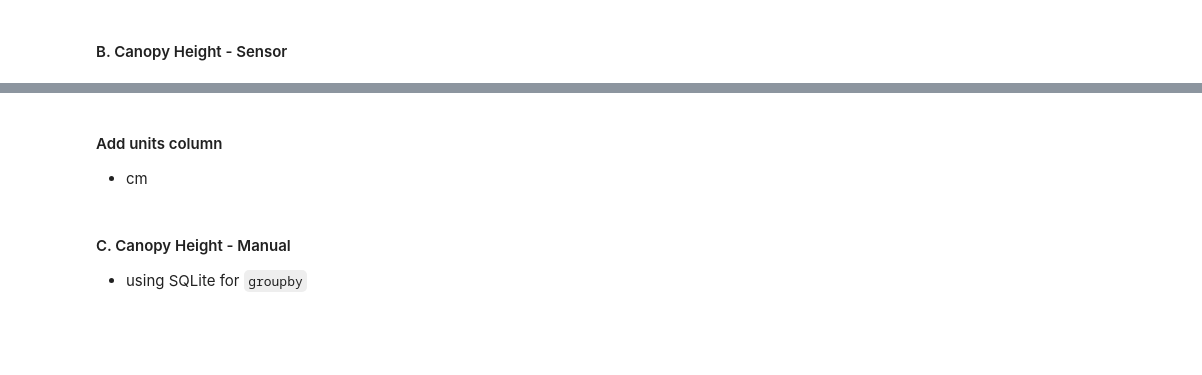
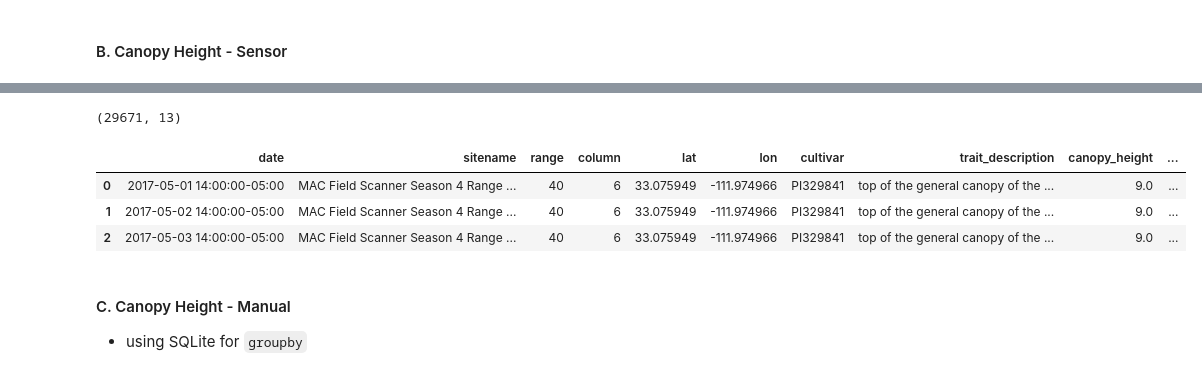
Before and after one commit to genophenoenvo/terraref-datasets, a Jupyter notebook: notebooks/mac_season_4_data_cleaning.ipynb, the cells around one changed output, grey strips where cells are left out. Saved outputs shown, nothing was run; the diff lists cells and outputs as text; code cells hidden in the pictures; blank space fills up the shorter version.

```diff
--- a/notebooks/mac_season_4_data_cleaning.ipynb
+++ b/notebooks/mac_season_4_data_cleaning.ipynb
@@ -292 +218,5 @@ print(ch_0.shape)
+# %%
+ch_0 = df_3.loc[(df_3.trait == 'canopy_height') & (df_3.method_name == '3D scanner to 98th quantile height')]
+# print(ch_0.shape)
+# ch_0.head()
 # %%
@@ -304,8 +230,8 @@ check_for_subplots(ch_1, 'plot')
 # %%
-ch_2 = extract_range_column_values(ch_1, 'plot')
-print(ch_2.shape)
+ch_2 = extract_range_column_values(ch_1, 'sitename')
+# print(ch_2.shape)
 # ch_2.sample(n=3)
 # %%
-ch_3 = convert_datetime_column(ch_2, 'date')
-print(ch_3.shape)
-# ch_3.dtypes
+ch_3 = rename_value_column(ch_2, 'mean', 'trait')
+# print(ch_3.shape)
+# ch_3.tail(3)
@@ -316,3 +238,3 @@ print(ch_4.shape)
 # %%
-ch_5 = add_season_4_blocking_height(ch_4, 'range')
-# ch_5.sample(n=3)
+ch_4 = add_season_4_blocking_height(ch_3, 'range')
+# ch_4.sample(n=3)
@@ -322,3 +240,0 @@ print(ch_6.shape)
-# %% [markdown]
-#### Add units column
-- cm
@@ -330,10 +241,16 @@ print(ch_7.shape)
 # %%
-new_col_order = ['date', 'plot', 'range', 'column', 'scientificname', 'genotype', 'treatment', 'blocking_height',
-                 'method', 'canopy_height', 'units', 'method_type']
+new_col_order = ['date', 'sitename', 'range', 'column', 'lat', 'lon', 'cultivar', 'trait_description',
+                 'canopy_height', 'units', 'method_name', 'treatment', 'blocking_height']
 
-ch_8 = reorder_columns(ch_7, new_col_order)
-print(ch_8.shape)
-ch_8.head(3)
+ch_5 = reorder_columns(ch_4, new_col_order)
+# print(ch_5.shape)
+# ch_5.head(3)
+# %% [output]
+(29671, 13)
+|  | date | sitename | range | column | lat | lon | cultivar | trait_description | canopy_height | ... |
+| 0 | 2017-05-01 14:00:00-05:00 | MAC Field Scanner Season 4 Range ... | 40 | 6 | 33.075949 | -111.974966 | PI329841 | top of the general canopy of the ... | 9.0 | ... |
+| 1 | 2017-05-02 14:00:00-05:00 | MAC Field Scanner Season 4 Range ... | 40 | 6 | 33.075949 | -111.974966 | PI329841 | top of the general canopy of the ... | 9.0 | ... |
+| 2 | 2017-05-03 14:00:00-05:00 | MAC Field Scanner Season 4 Range ... | 40 | 6 | 33.075949 | -111.974966 | PI329841 | top of the general canopy of the ... | 9.0 | ... |
 # %% [markdown]
 #### C. Canopy Height - Manual
 - using SQLite for `groupby`
```
Also changed, not shown: parts of 41 cells of this notebook.
